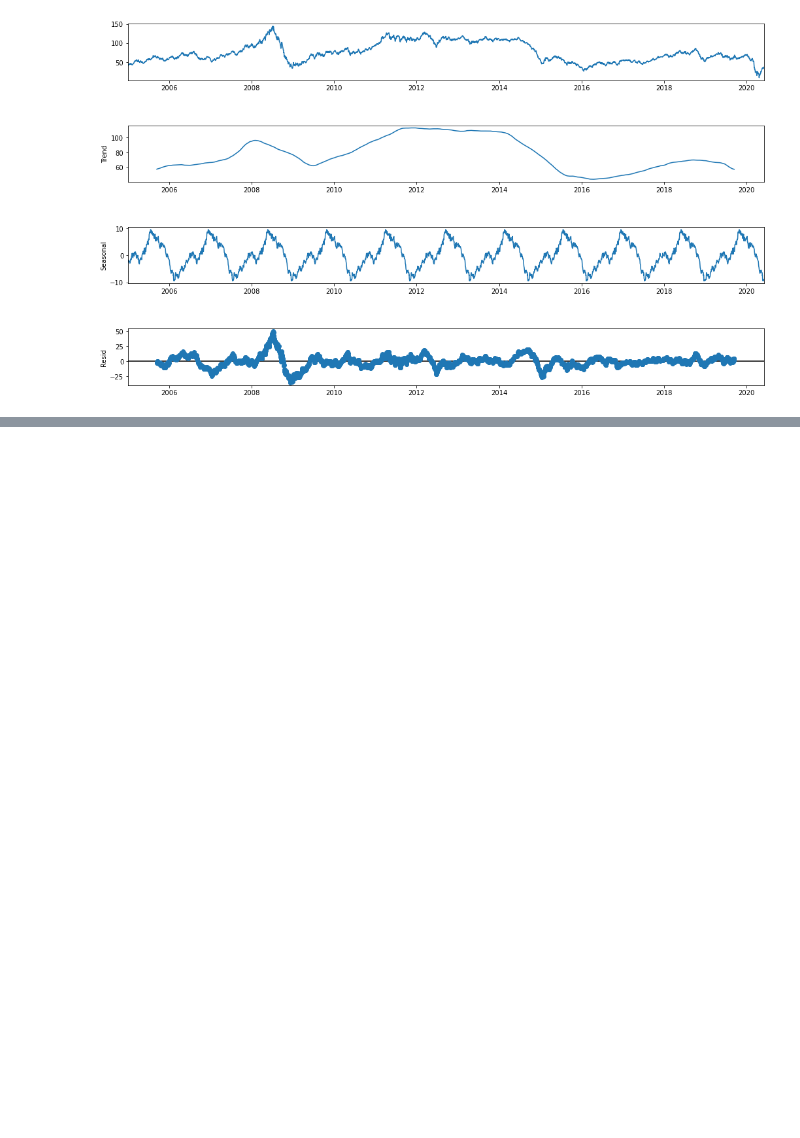
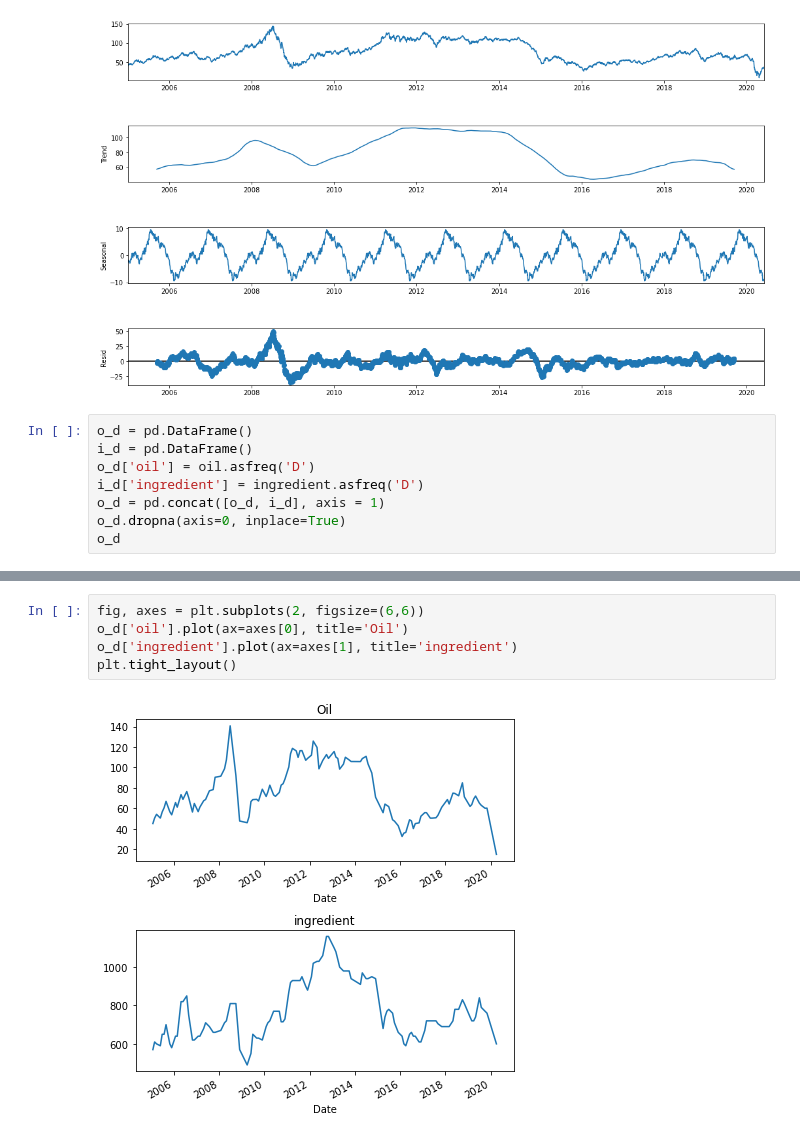
Before and after one commit to ievazzade/ML_Projects, a Jupyter notebook: IFF_DS_CaseStudy/IFF Data Science Case Study/IFF_DS_CaseStudy.ipynb, the cells around one changed output, grey strips where cells are left out. Saved outputs shown, nothing was run; the diff lists cells and outputs as text; blank space fills up the shorter version.

```diff
--- a/IFF_DS_CaseStudy/IFF Data Science Case Study/IFF_DS_CaseStudy.ipynb
+++ b/IFF_DS_CaseStudy/IFF Data Science Case Study/IFF_DS_CaseStudy.ipynb
@@ -184,3 +184,11 @@ fig.set_size_inches((16, 9))
 plt.show()
 # %% [output]
 [figure]
+# %%
+o_d = pd.DataFrame()
+i_d = pd.DataFrame()
+o_d['oil'] = oil.asfreq('D')
+i_d['ingredient'] = ingredient.asfreq('D')
+o_d = pd.concat([o_d, i_d], axis = 1)
+o_d.dropna(axis=0, inplace=True)
+o_d
@@ -186,0 +210,7 @@ plt.show()
+# %%
+fig, axes = plt.subplots(2, figsize=(6,6))
+o_d['oil'].plot(ax=axes[0], title='Oil')
+o_d['ingredient'].plot(ax=axes[1], title='ingredient')
+plt.tight_layout()
+# %% [output]
+[figure, added]
```
Also changed, not shown: parts of 2 cells of this notebook, 6 other files.
